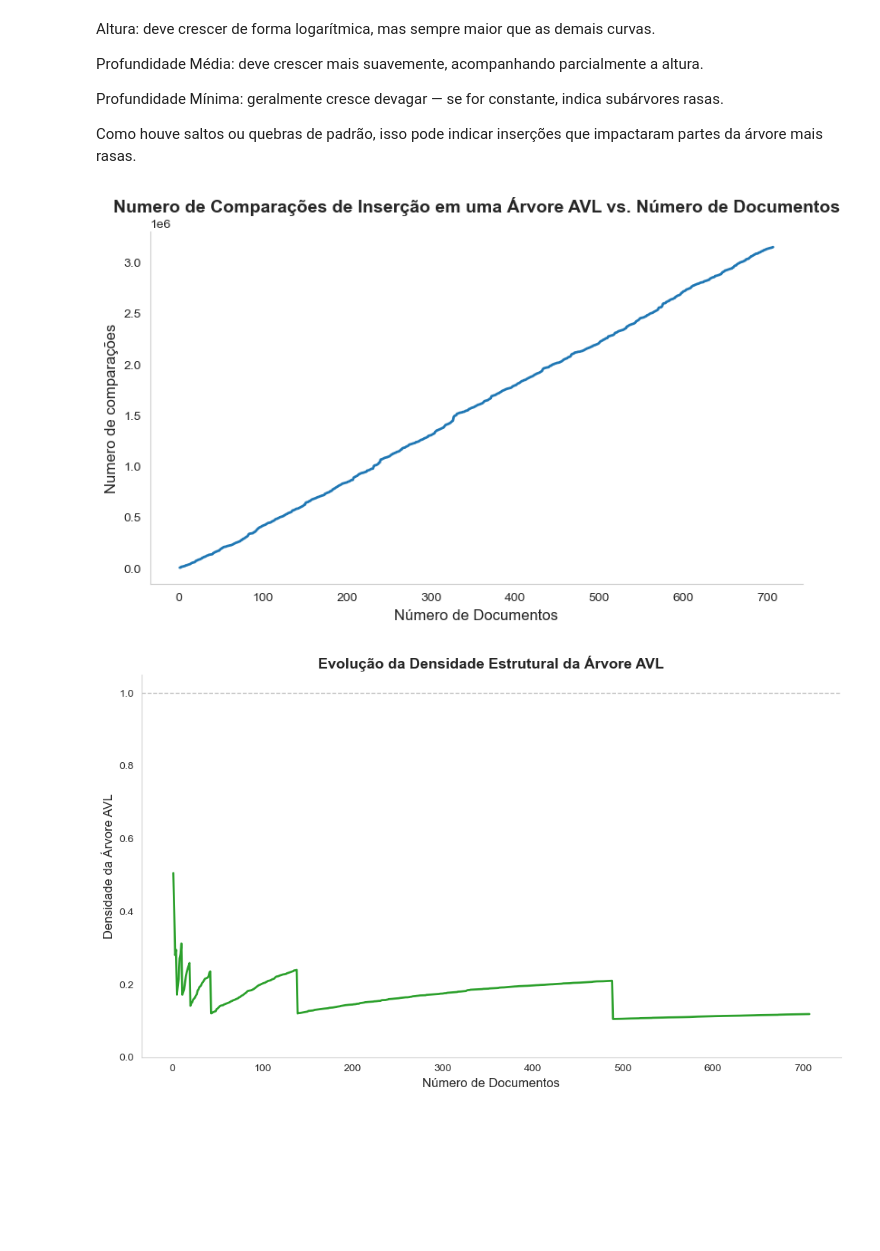
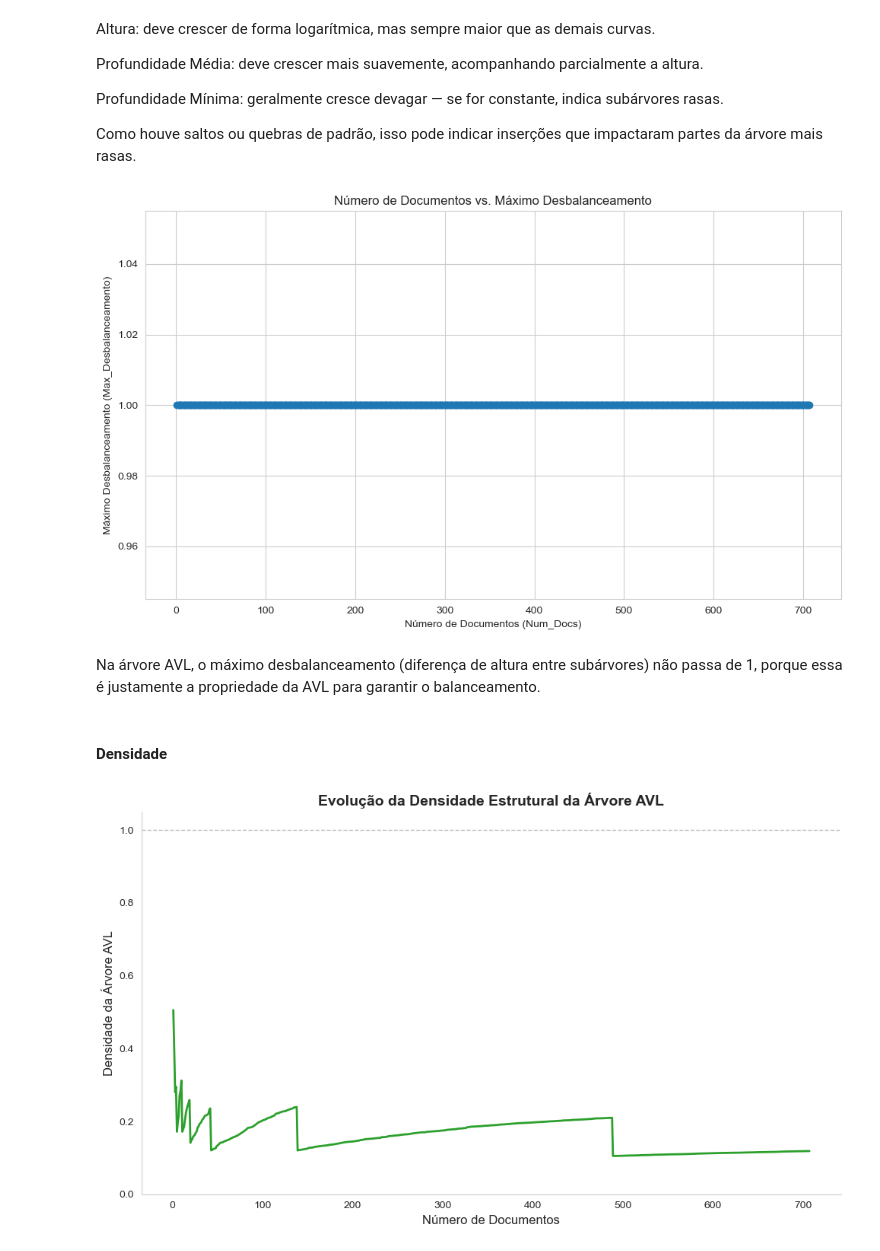
Before and after one commit to JaimeWillianCarneiro/projetofinal-ed, a Jupyter notebook: docs/stats.ipynb, the cells around one changed output. Drawn from its saved outputs; the diff is of its cells as text; code cells hidden in the pictures; blank space fills up the shorter version.

```diff
--- a/docs/stats.ipynb
+++ b/docs/stats.ipynb
@@ -264,39 +265,27 @@ Profundidade Média: deve crescer mais suavemente, acompanhando parcialmente a a
 Profundidade Mínima: geralmente cresce devagar — se for constante, indica subárvores rasas.
 
 Como houve saltos ou quebras de padrão, isso pode indicar inserções que impactaram partes da árvore mais rasas.
-# %%
-
-# Ativar tema mais limpo
-sns.set_style("whitegrid")
-
-# Dados
-n_docs = df['Num_Docs']
-n_comparacoes_totais = df['Total_Comparacoes_Indexacao']
-
-# Criar a figura
-plt.figure(figsize=(8, 5))
-plt.plot(n_docs, n_comparacoes_totais, linestyle='-', color='#1f77b4', linewidth=2, markersize=6)
-
-# Rótulos e título com melhor formatação
-plt.xlabel('Número de Documentos', fontsize=12)
-plt.ylabel('Numero de comparações', fontsize=12)
-plt.title('Numero de Comparações de Inserção em uma Árvore AVL vs. Número de Documentos', fontsize=14, fontweight='bold')
-# Remover as bordas superior e direita
-sns.despine(top=True, right=True)
-# Melhorar os ticks
-plt.xticks(fontsize=10)
-plt.yticks(fontsize=10)
-
-# Adicionar grade
-# plt.grid(True, which='major', linestyle='--', alpha=0.7)
-plt.grid(False)
-# Ajustar layout
-plt.tight_layout()
-
-# Mostrar o gráfico
-plt.show()
-# %% [output]
-[figure]
+# %%
+# Configura estilo visual
+sns.set_style("whitegrid")
+
+# Plot
+plt.figure(figsize=(10,6))
+plt.plot(df['Num_Docs'], df['Max_Desbalanceamento'], marker='o', linestyle='-', color='tab:blue')
+
+# Títulos e legendas
+plt.title('Número de Documentos vs. Máximo Desbalanceamento')
+plt.xlabel('Número de Documentos (Num_Docs)')
+plt.ylabel('Máximo Desbalanceamento (Max_Desbalanceamento)')
+
+plt.tight_layout()
+plt.show()
+# %% [output]
+[figure, added]
+# %% [markdown]
+Na árvore AVL, o máximo desbalanceamento (diferença de altura entre subárvores) não passa de 1, porque essa é justamente a propriedade da AVL para garantir o balanceamento.
+# %% [markdown]
+#### Densidade
 # %%
 # Estilo limpo
 sns.set_style("whitegrid")
```
Also changed, not shown: parts of 14 cells of this notebook.
